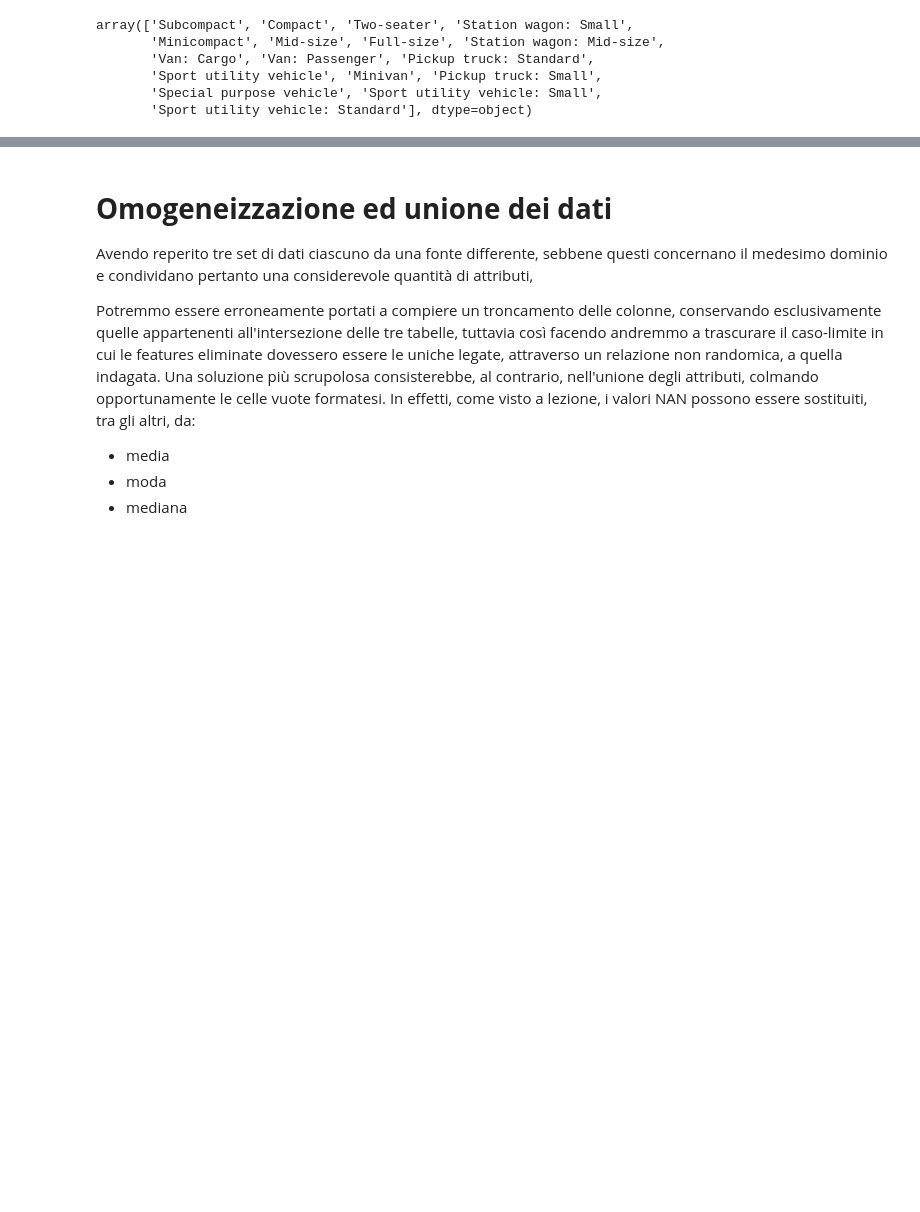
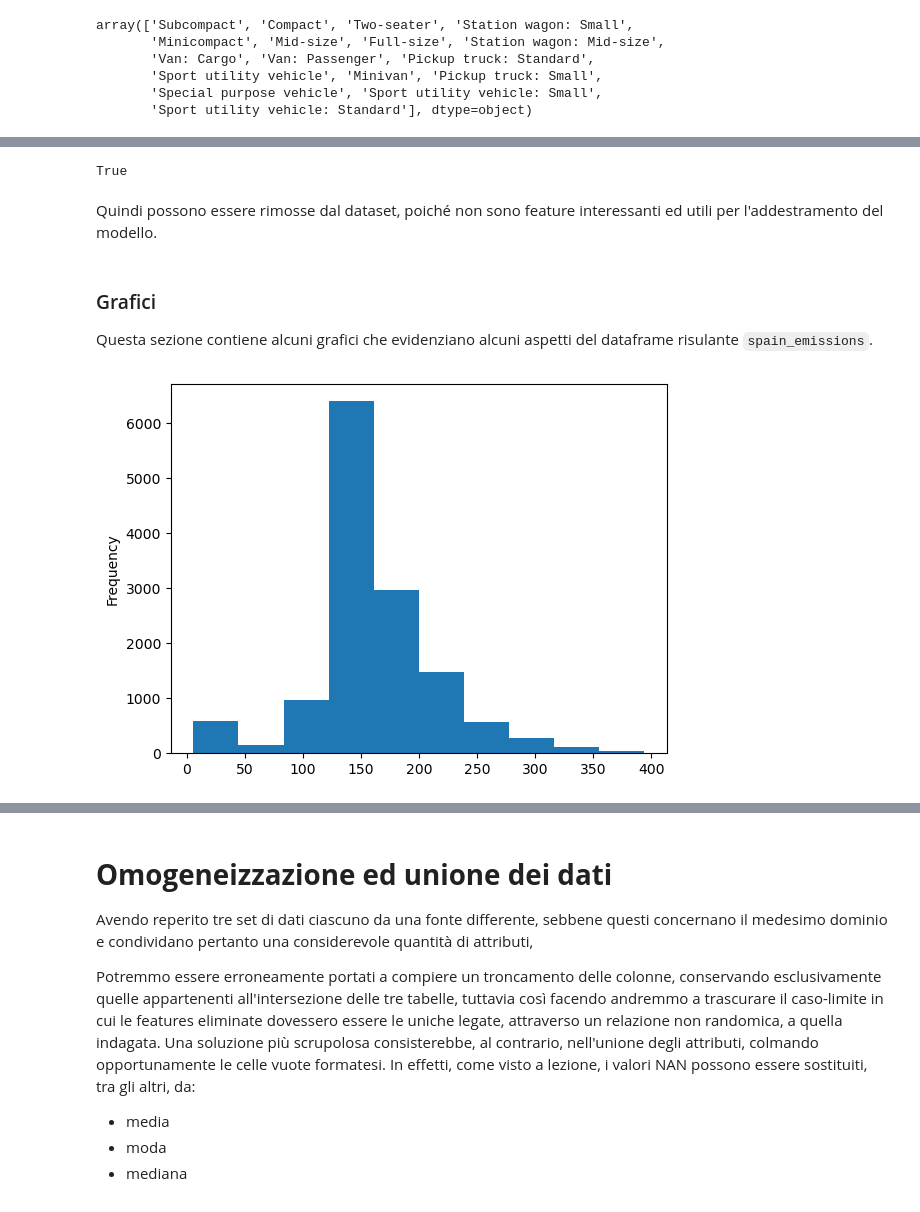
Before and after one commit to francesco-zatto/dia-project, a Jupyter notebook: car_emissions.ipynb, the cells around one changed output, grey strips where cells are left out. Saved outputs shown, nothing was run; the diff lists cells and outputs as text; code cells hidden in the pictures; blank space fills up the shorter version.

Commit message:
All Nan columns removed, computed engine volume and plotted example graphs

```diff
--- a/car_emissions.ipynb
+++ b/car_emissions.ipynb
@@ -118,0 +125,16 @@ spain_emissions["engine_capacity_cm3"] /= 1000
+# %%
+all_nan_columns = ["type_hybrid", "electric_consumption_kwh_100km", "battery_capacity_kwh"]
+spain_emissions[all_nan_columns].isna().values.all()
+# %% [output]
+True
+# %% [markdown]
+Quindi possono essere rimosse dal dataset, poiché non sono feature interessanti ed utili per l'addestramento del modello.
+# %%
+spain_emissions = spain_emissions.drop(all_nan_columns, axis=1)
+# %% [markdown]
+### Grafici
+Questa sezione contiene alcuni grafici che evidenziano alcuni aspetti del dataframe risulante `spain_emissions`.
+# %%
+spain_emissions["emissions_max_gCO2_km"].plot.hist();
+# %% [output]
+[figure, added]
```
Also changed, not shown: parts of 9 cells of this notebook.
